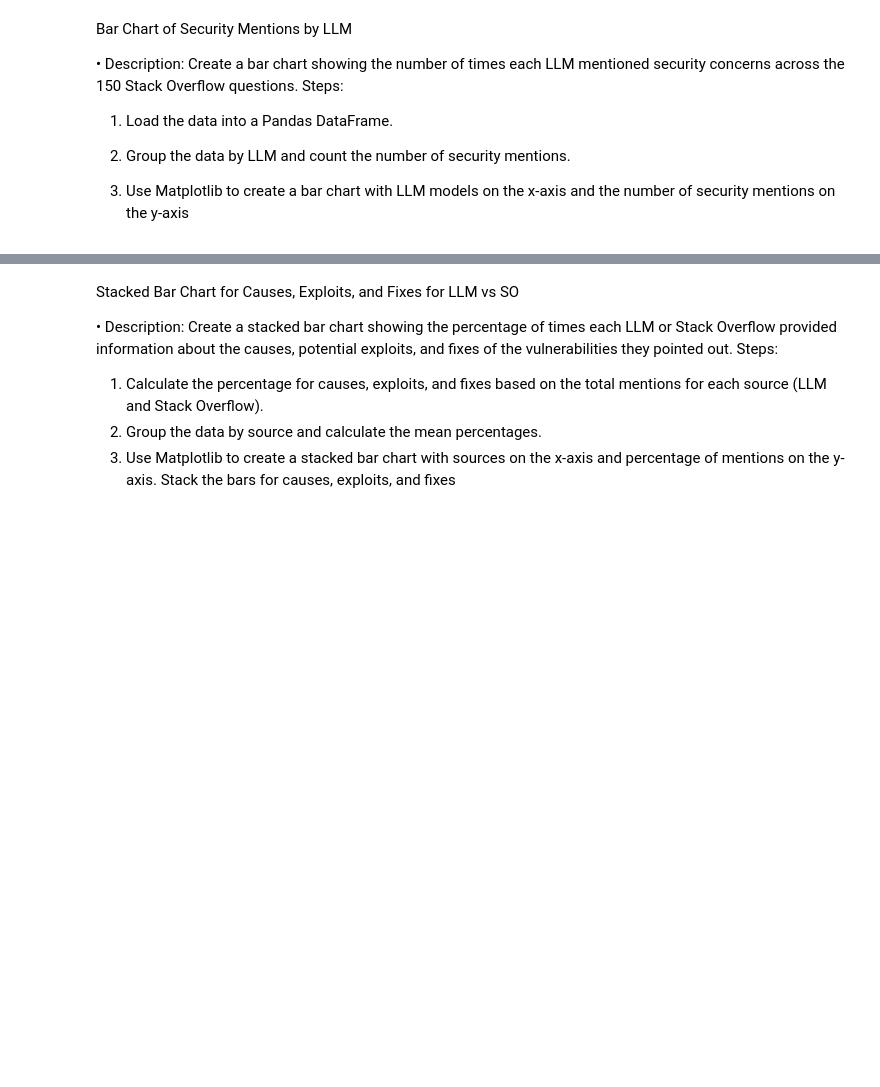
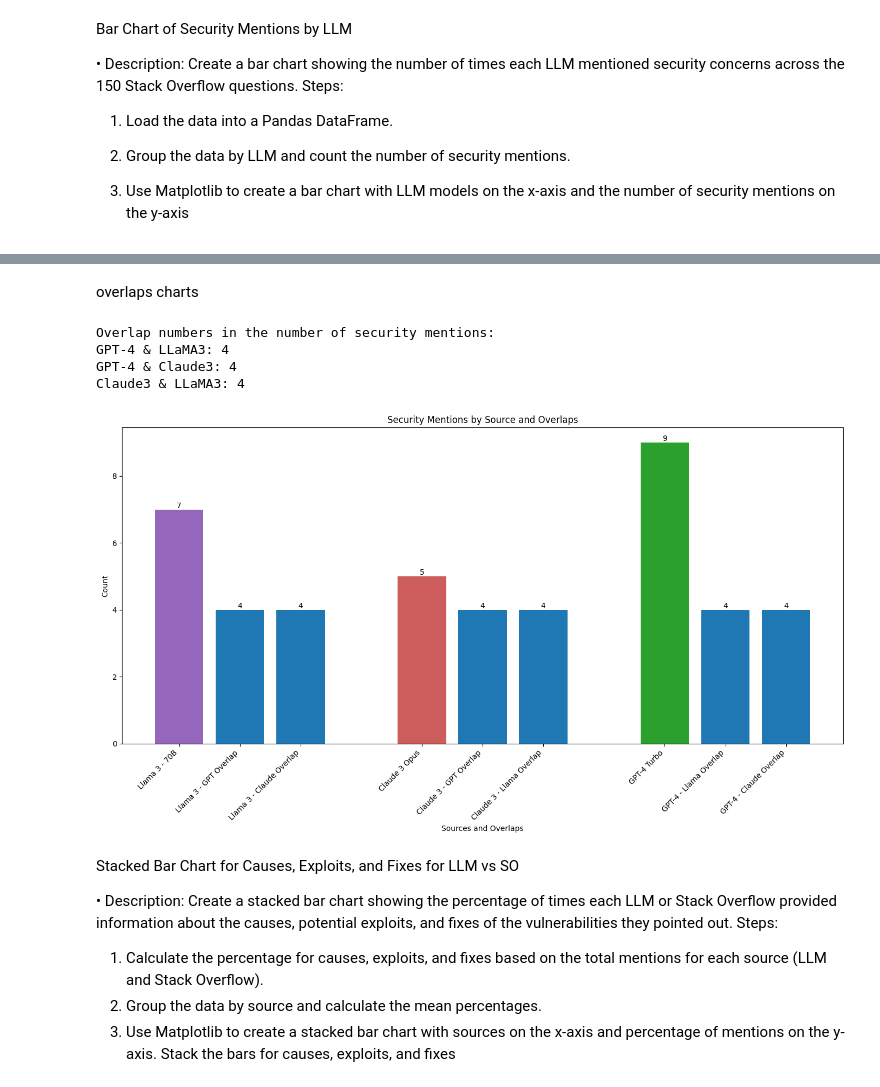
Before and after one commit to BinhL3/visualizations_rq2_analysis, a Jupyter notebook: visualizations.ipynb, the cells around one changed output, grey strips where cells are left out. Saved outputs shown, nothing was run; the diff lists cells and outputs as text; code cells hidden in the pictures; blank space fills up the shorter version.

```diff
--- a/visualizations.ipynb
+++ b/visualizations.ipynb
@@ -81,3 +138,72 @@ plt.show()
+# %% [markdown]
+overlaps charts
+# %%
+import pandas as pd
+import numpy as np
+import matplotlib.pyplot as plt
+
+unique_links_df = df[df['stackoverflow_link'].duplicated()]
+
+gpt4_links = unique_links_df[unique_links_df['gpt4_security_mention'] == 1]['stackoverflow_link']
+llama3_links = unique_links_df[unique_links_df['llama3_security_mention'] == 1]['stackoverflow_link']
+claude3_links = unique_links_df[unique_links_df['claude3_security_mention'] == 1]['stackoverflow_link']
+
+overlap_gpt_llama = set(gpt4_links).intersection(set(llama3_links))
+overlap_gpt_claude = set(gpt4_links).intersection(set(claude3_links))
+overlap_claude_llama = set(claude3_links).intersection(set(llama3_links))
+
+print("Overlap numbers in the number of security mentions:")
+print(f"GPT-4 & LLaMA3: {len(overlap_gpt_llama)}")
+print(f"GPT-4 & Claude3: {len(overlap_gpt_claude)}")
+print(f"Claude3 & LLaMA3: {len(overlap_claude_llama)}")
+
+sources = ['llama3', 'claude3', 'gpt4']
+data = []
+for source in sources:
+    col_name = f'{source}_security_mention'
+    count = df[df['stackoverflow_link'].duplicated()][col_name].sum()
+    data.append(count)
+
+data_combined = [
+    data[0], len(overlap_gpt_llama), len(overlap_claude_llama),
+    data[1], len(overlap_gpt_claude), len(overlap_claude_llama),
+    data[2], len(overlap_gpt_llama), len(overlap_gpt_claude)
+]
+
+bar_labels = [
+    'Llama 3 - 70B', 'Llama 3 - GPT Overlap', 'Llama 3 - Claude Overlap',
+    'Claude 3 Opus', 'Claude 3 - GPT Overlap', 'Claude 3 - Llama Overlap',
+    'GPT-4 Turbo', 'GPT-4 - Llama Overlap', 'GPT-4 - Claude Overlap'
+]
+
+x = np.array([0, 0.5, 1, 2, 2.5 ,3, 4, 4.5, 5.])
+width = 0.4
+
+colors = ['tab:purple', 'tab:blue', 'tab:blue', 'indianred', 'tab:blue', 'tab:blue', 'tab:green', 'tab:blue', 'tab:blue']
+
+fig, ax = plt.subplots(figsize=(14, 8))
+
+rects = ax.bar(x, data_combined, width, color=colors)
+
+for i, rect in enumerate(rects):
+    height = rect.get_height()
+    ax.text(rect.get_x() + rect.get_width()/2., height,
+            f'{data_combined[i]}', ha='center', va='bottom')
+
+ax.set_xticks(x)
+ax.set_xticklabels(bar_labels, rotation=45, ha='right')
+ax.set_xlabel('Sources and Overlaps')
+ax.set_ylabel('Count')
+ax.set_title('Security Mentions by Source and Overlaps')
+
+plt.tight_layout()
+plt.show()
+# %% [output]
+Overlap numbers in the number of security mentions:
+GPT-4 & LLaMA3: 4
+GPT-4 & Claude3: 4
+Claude3 & LLaMA3: 4
+[figure, added]
 # %% [markdown]
 Stacked Bar Chart for Causes, Exploits, and Fixes for LLM vs SO
 
```
Also changed, not shown: parts of 20 cells of this notebook, 2 other files.
